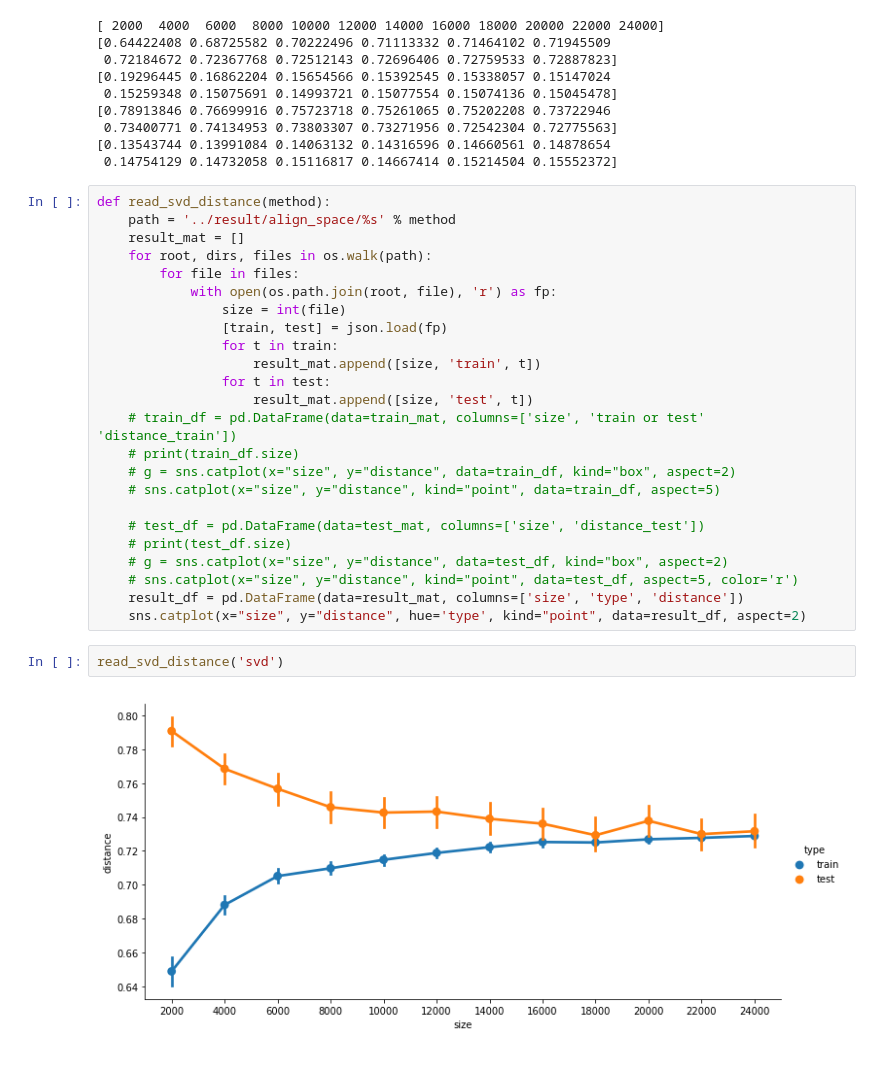
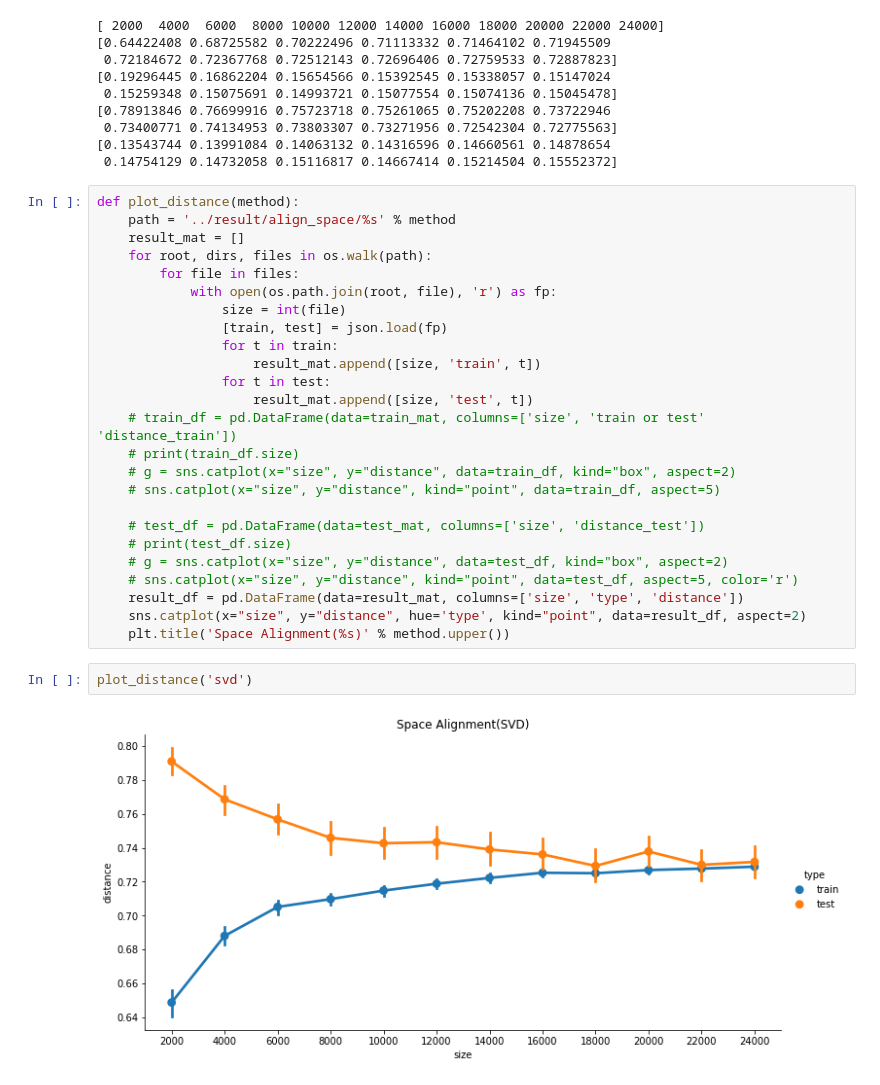
Before and after one commit to jiaojiaoloveu/WordEmbedding-SubCulture, a Jupyter notebook: src/plot_result.ipynb, the cells around one changed output. Saved outputs shown, nothing was run; the diff lists cells and outputs as text.

```diff
--- a/src/plot_result.ipynb
+++ b/src/plot_result.ipynb
@@ -491,7 +491,7 @@ read_svd_align()
 [0.13543744 0.13991084 0.14063132 0.14316596 0.14660561 0.14878654
  0.14754129 0.14732058 0.15116817 0.14667414 0.15214504 0.15552372]
 # %%
-def read_svd_distance(method):
+def plot_distance(method):
     path = '../result/align_space/%s' % method
     result_mat = []
     for root, dirs, files in os.walk(path):
@@ -514,7 +514,8 @@ def read_svd_distance(method):
     # sns.catplot(x="size", y="distance", kind="point", data=test_df, aspect=5, color='r')
     result_df = pd.DataFrame(data=result_mat, columns=['size', 'type', 'distance'])
     sns.catplot(x="size", y="distance", hue='type', kind="point", data=result_df, aspect=2)
+    plt.title('Space Alignment(%s)' % method.upper())
 # %%
-read_svd_distance('svd')
+plot_distance('svd')
 # %% [output]
-[figure, old version]
+[figure, new version]
```
Also changed, not shown: parts of 1 cell of this notebook, 1 other file.
